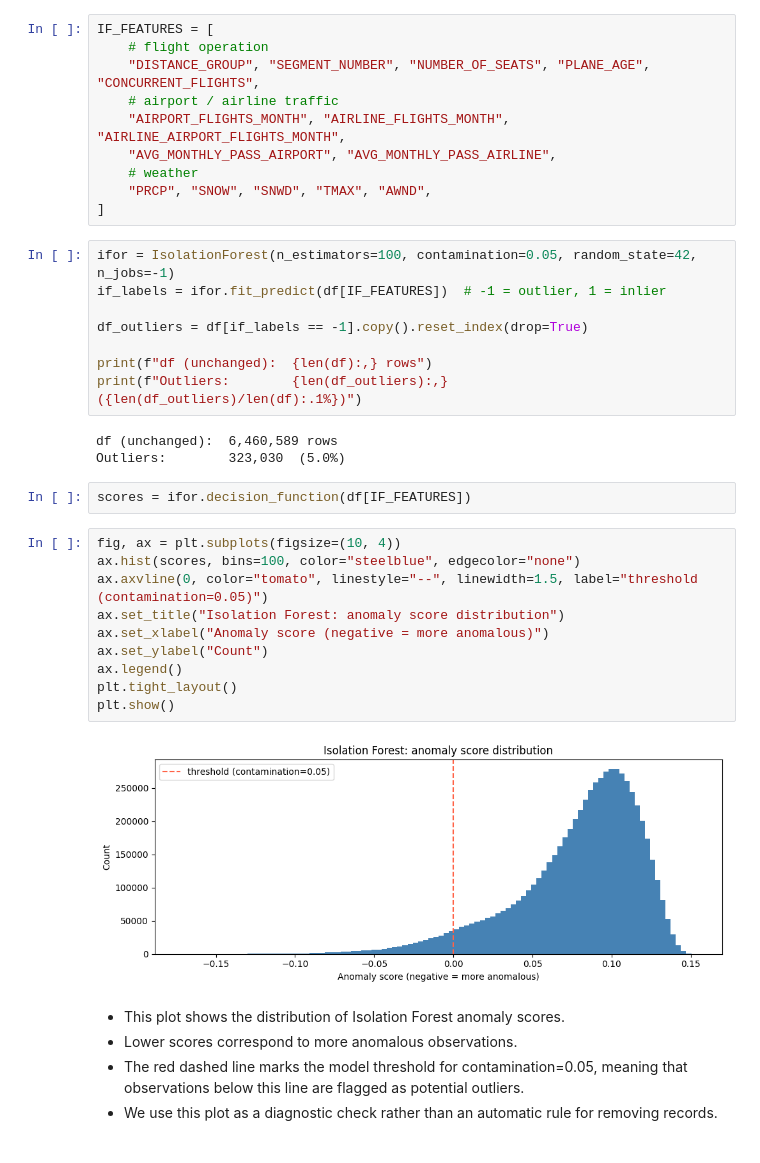
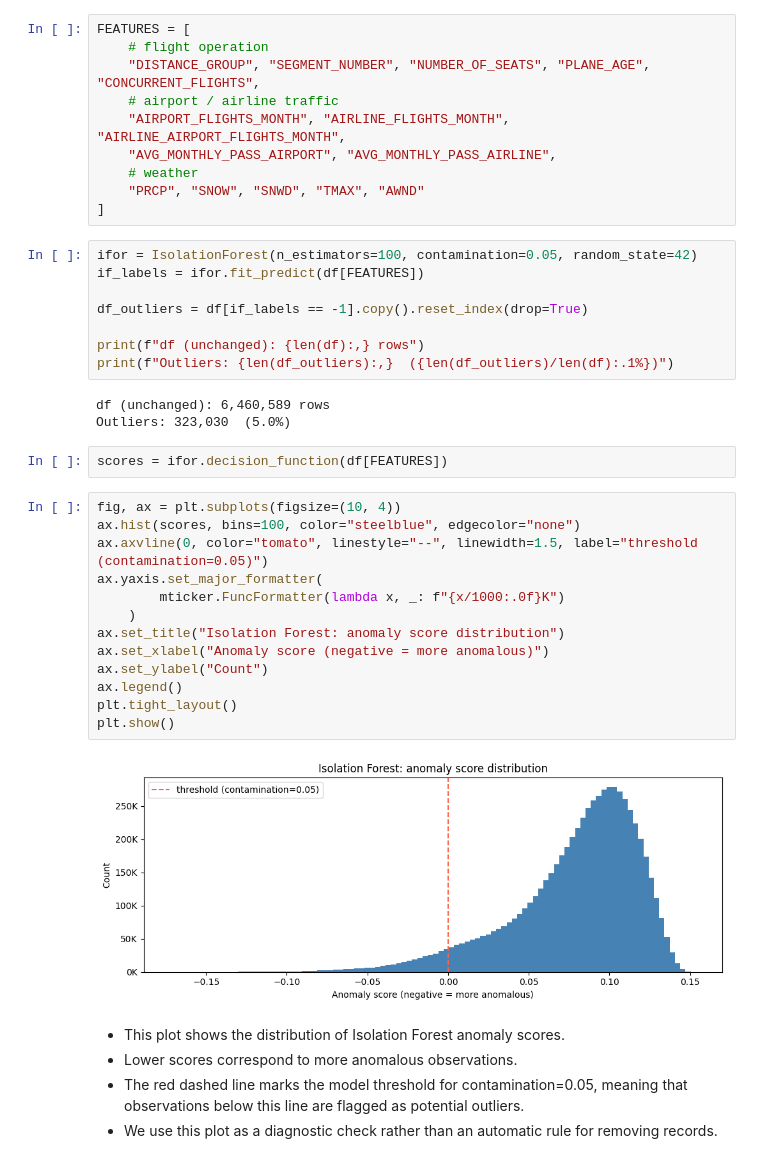
Before and after one commit to AlinaYakubova/ml-flight-felay-prediction, a Jupyter notebook: flight_delay_prediction.ipynb, the cells around one changed output. Saved outputs shown, nothing was run; the diff lists cells and outputs as text.

```diff
--- a/flight_delay_prediction.ipynb
+++ b/flight_delay_prediction.ipynb
@@ -581,19 +582,19 @@ Run isolation forest
 # %%
-IF_FEATURES = [
+FEATURES = [
     # flight operation
     "DISTANCE_GROUP", "SEGMENT_NUMBER", "NUMBER_OF_SEATS", "PLANE_AGE", "CONCURRENT_FLIGHTS",
     # airport / airline traffic
     "AIRPORT_FLIGHTS_MONTH", "AIRLINE_FLIGHTS_MONTH", "AIRLINE_AIRPORT_FLIGHTS_MONTH",
     "AVG_MONTHLY_PASS_AIRPORT", "AVG_MONTHLY_PASS_AIRLINE",
     # weather
-    "PRCP", "SNOW", "SNWD", "TMAX", "AWND",
+    "PRCP", "SNOW", "SNWD", "TMAX", "AWND"
 ]
 # %%
-ifor = IsolationForest(n_estimators=100, contamination=0.05, random_state=42, n_jobs=-1)
-if_labels = ifor.fit_predict(df[IF_FEATURES])  # -1 = outlier, 1 = inlier
+ifor = IsolationForest(n_estimators=100, contamination=0.05, random_state=42)
+if_labels = ifor.fit_predict(df[FEATURES])
 
 df_outliers = df[if_labels == -1].copy().reset_index(drop=True)
 
-print(f"df (unchanged):  {len(df):,} rows")
-print(f"Outliers:        {len(df_outliers):,}  ({len(df_outliers)/len(df):.1%})")
+print(f"df (unchanged): {len(df):,} rows")
+print(f"Outliers: {len(df_outliers):,}  ({len(df_outliers)/len(df):.1%})")
 # %% [output]
@@ -602,17 +603,20 @@ Outliers:        323,030  (5.0%)
 # %%
-scores = ifor.decision_function(df[IF_FEATURES])
+scores = ifor.decision_function(df[FEATURES])
 # %%
 fig, ax = plt.subplots(figsize=(10, 4))
 ax.hist(scores, bins=100, color="steelblue", edgecolor="none")
 ax.axvline(0, color="tomato", linestyle="--", linewidth=1.5, label="threshold (contamination=0.05)")
+ax.yaxis.set_major_formatter(
+        mticker.FuncFormatter(lambda x, _: f"{x/1000:.0f}K")
+    )
 ax.set_title("Isolation Forest: anomaly score distribution")
 ax.set_xlabel("Anomaly score (negative = more anomalous)")
 ax.set_ylabel("Count")
 ax.legend()
 plt.tight_layout()
 plt.show()
 # %% [output]
-[figure, old version]
+[figure, new version]
 # %% [markdown]
 - This plot shows the distribution of Isolation Forest anomaly scores.
 - Lower scores correspond to more anomalous observations.
```
Also changed, not shown: parts of 62 cells of this notebook.
